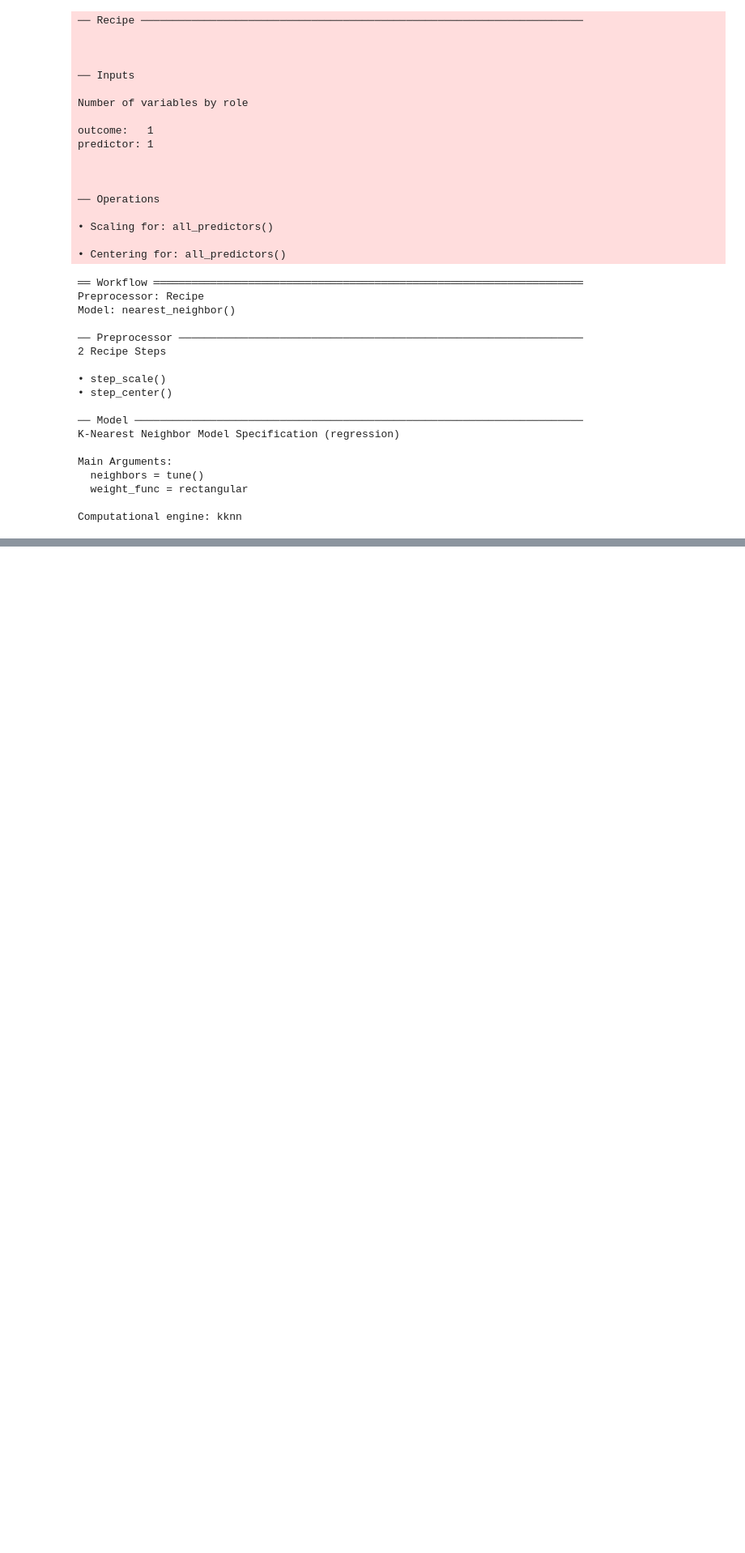
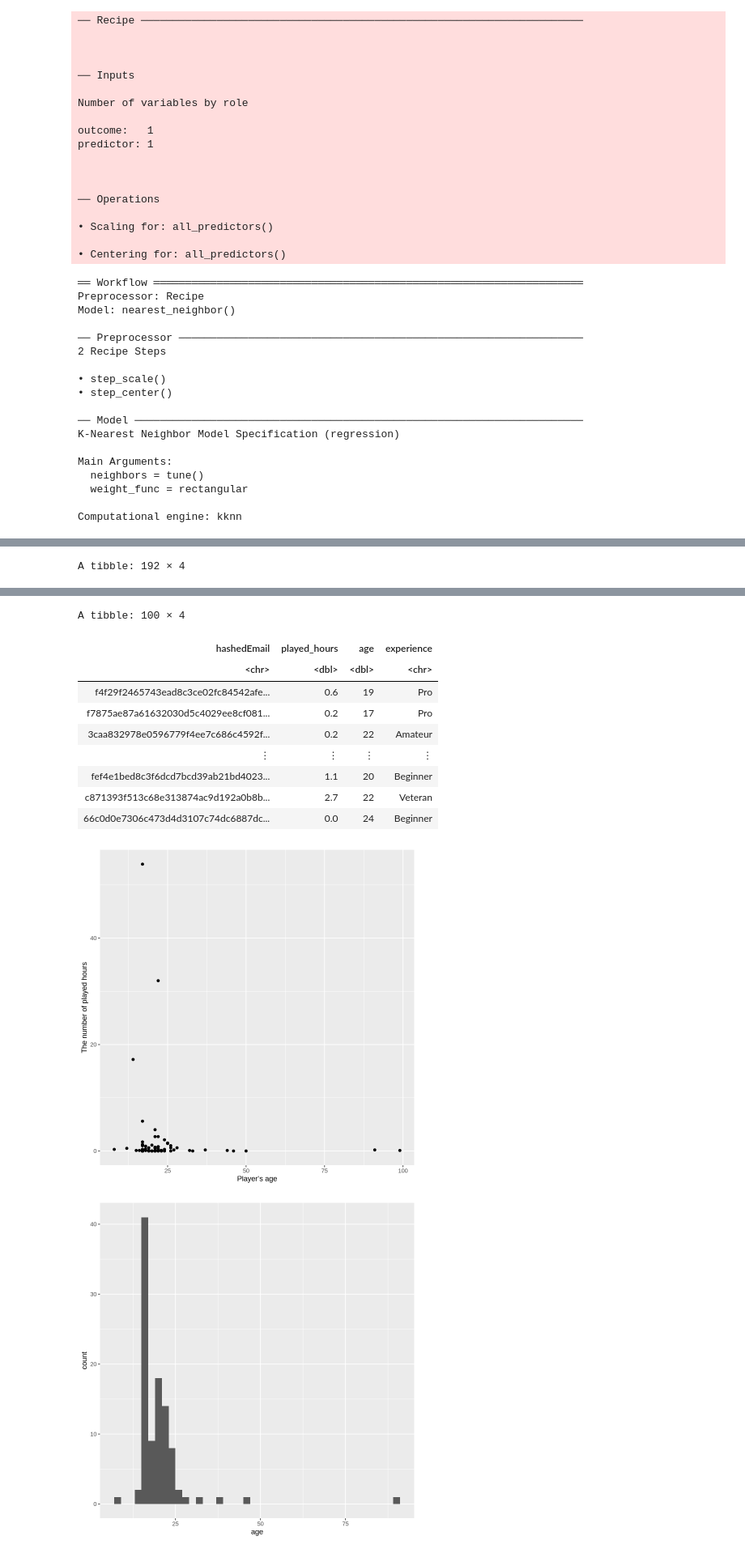
Before and after one commit to leenzeidan/minecraft_project, a Jupyter notebook: project_report.ipynb, the cells around one changed output, grey strips where cells are left out. Shown at 81% size. Saved outputs shown, nothing was run; the diff lists cells and outputs as text; code cells hidden in the pictures; blank space fills up the shorter version.

```diff
--- a/project_report.ipynb
+++ b/project_report.ipynb
@@ -256,0 +258,25 @@ test
+# %%
+new_df <- filter(players, played_hours < 100)
+
+players_final2 <- select(new_df, hashedEmail, played_hours, age, experience)
+players_final2
+
+set.seed(123)
+
+players_100_2 <- players_final2 |>
+    sample_n(100)
+players_100_2
+
+sample_plot2 <- players_100_2 |>
+    ggplot(aes(x=age, y=played_hours))+
+    geom_point()+
+    xlab("Player's age")+
+    ylab("The number of played hours")
+sample_plot2
+
+age_distribution2 <- players_100 |>
+    ggplot(aes(x = age)) +
+    geom_histogram(binwidth = 2)
+age_distribution2
+# %% [output]
+A tibble: 192 × 4
@@ -256,0 +292,12 @@ test
+A tibble: 100 × 4
+| hashedEmail | played_hours | age | experience |
+| <chr> | <dbl> | <dbl> | <chr> |
+| f4f29f2465743ead8c3ce02fc84542afe... | 0.6 | 19 | Pro |
+| f7875ae87a61632030d5c4029ee8cf081... | 0.2 | 17 | Pro |
+| 3caa832978e0596779f4ee7c686c4592f... | 0.2 | 22 | Amateur |
+| ⋮ | ⋮ | ⋮ | ⋮ |
+| fef4e1bed8c3f6dcd7bcd39ab21bd4023... | 1.1 | 20 | Beginner |
+| c871393f513c68e313874ac9d192a0b8b... | 2.7 | 22 | Veteran |
+| 66c0d0e7306c473d4d3107c74dc6887dc... | 0.0 | 24 | Beginner |
+[figure, added]
+[figure, added]
```
Also changed, not shown: parts of 14 cells of this notebook.
